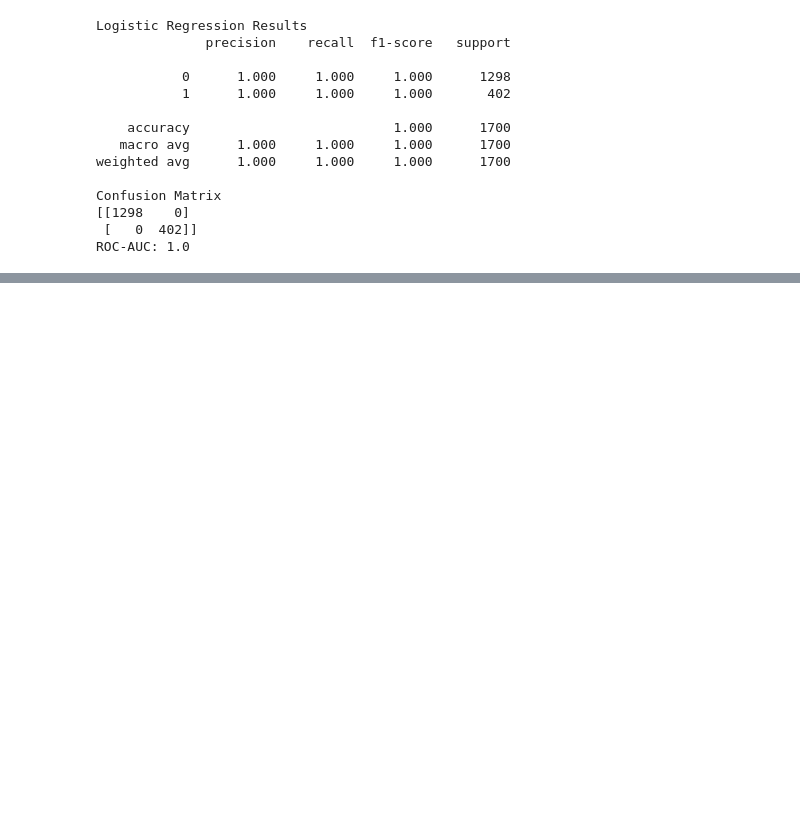
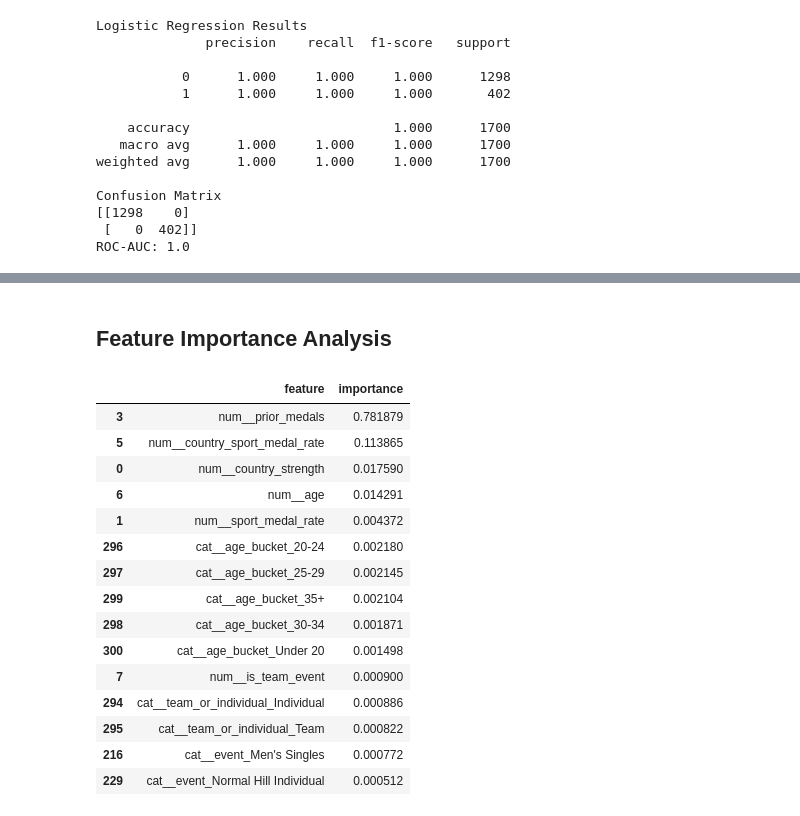
Before and after one commit to dylando9/olympic-medal-prediction, a Jupyter notebook: notebooks/day5_feature_improvements.ipynb, the cells around one changed output, grey strips where cells are left out. Saved outputs shown, nothing was run; the diff lists cells and outputs as text; code cells hidden in the pictures; blank space fills up the shorter version.

```diff
--- a/notebooks/day5_feature_improvements.ipynb
+++ b/notebooks/day5_feature_improvements.ipynb
@@ -194,0 +197,11 @@ ROC-AUC: 1.0
+# %%
+rf_model = Pipeline(steps=[
+    ("preprocessor", preprocessor),
+    ("classifier", RandomForestClassifier(
+        n_estimators=200,
+        random_state=RANDOM_STATE,
+        class_weight="balanced",
+    )),
+])
+
+rf_model.fit(X_train, y_train)
@@ -194,0 +303,40 @@ ROC-AUC: 1.0
+# %% [markdown]
+## Feature Importance Analysis
+# %%
+rf_classifier = rf_model.named_steps["classifier"]
+
+feature_names = (
+    rf_model.named_steps["preprocessor"]
+    .get_feature_names_out()
+)
+
+importances = rf_classifier.feature_importances_
+
+importance_df = pd.DataFrame({
+    "feature": feature_names,
+    "importance": importances,
+})
+
+importance_df = importance_df.sort_values(
+    "importance",
+    ascending=False
+)
+
+importance_df.head(15)
+# %% [output]
+|  | feature | importance |
+| 3 | num__prior_medals | 0.781879 |
+| 5 | num__country_sport_medal_rate | 0.113865 |
+| 0 | num__country_strength | 0.017590 |
+| 6 | num__age | 0.014291 |
+| 1 | num__sport_medal_rate | 0.004372 |
+| 296 | cat__age_bucket_20-24 | 0.002180 |
+| 297 | cat__age_bucket_25-29 | 0.002145 |
+| 299 | cat__age_bucket_35+ | 0.002104 |
+| 298 | cat__age_bucket_30-34 | 0.001871 |
+| 300 | cat__age_bucket_Under 20 | 0.001498 |
+| 7 | num__is_team_event | 0.000900 |
+| 294 | cat__team_or_individual_Individual | 0.000886 |
+| 295 | cat__team_or_individual_Team | 0.000822 |
+| 216 | cat__event_Men's Singles | 0.000772 |
+| 229 | cat__event_Normal Hill Individual | 0.000512 |
```
Also changed, not shown: parts of 11 cells of this notebook, 2 other files.
